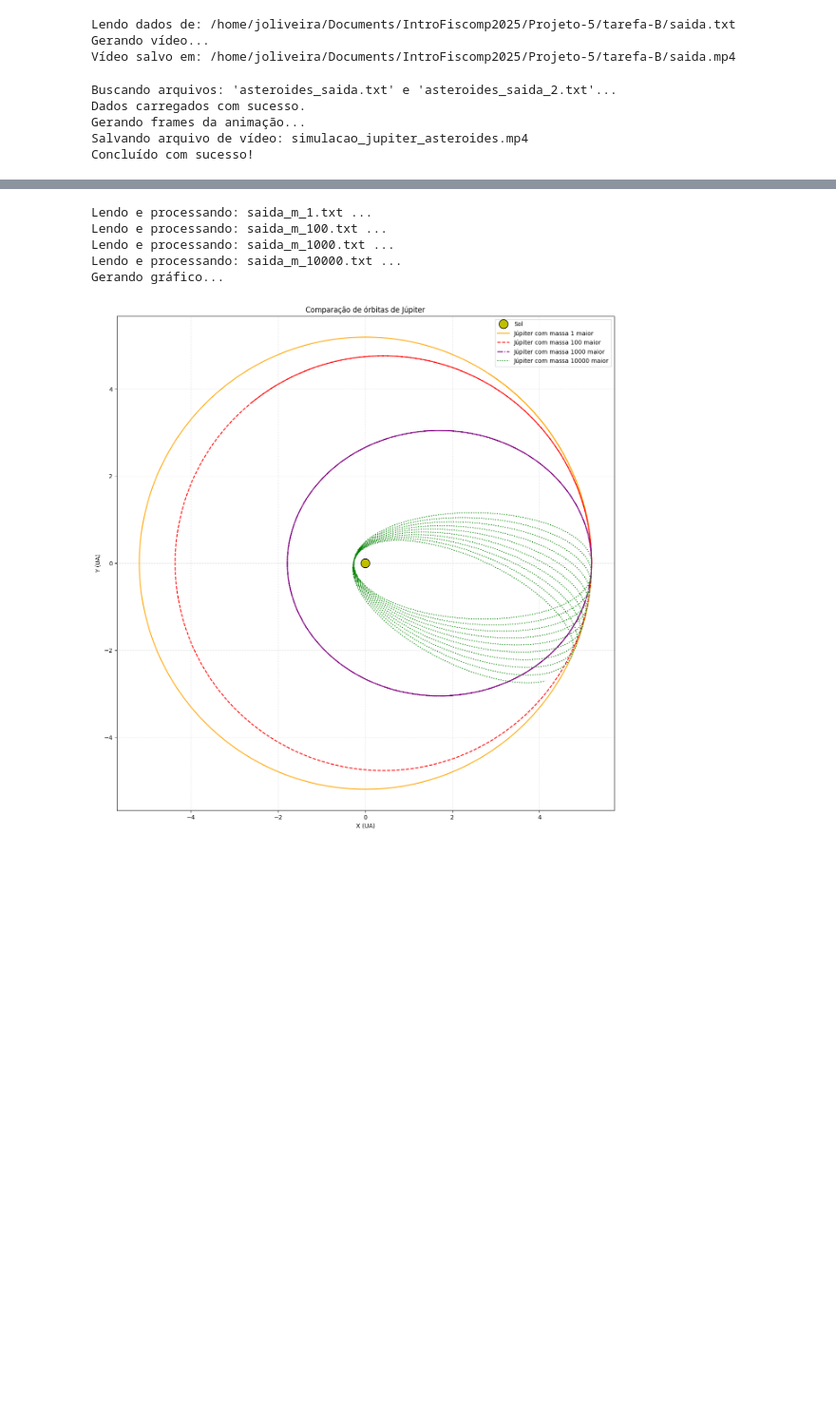
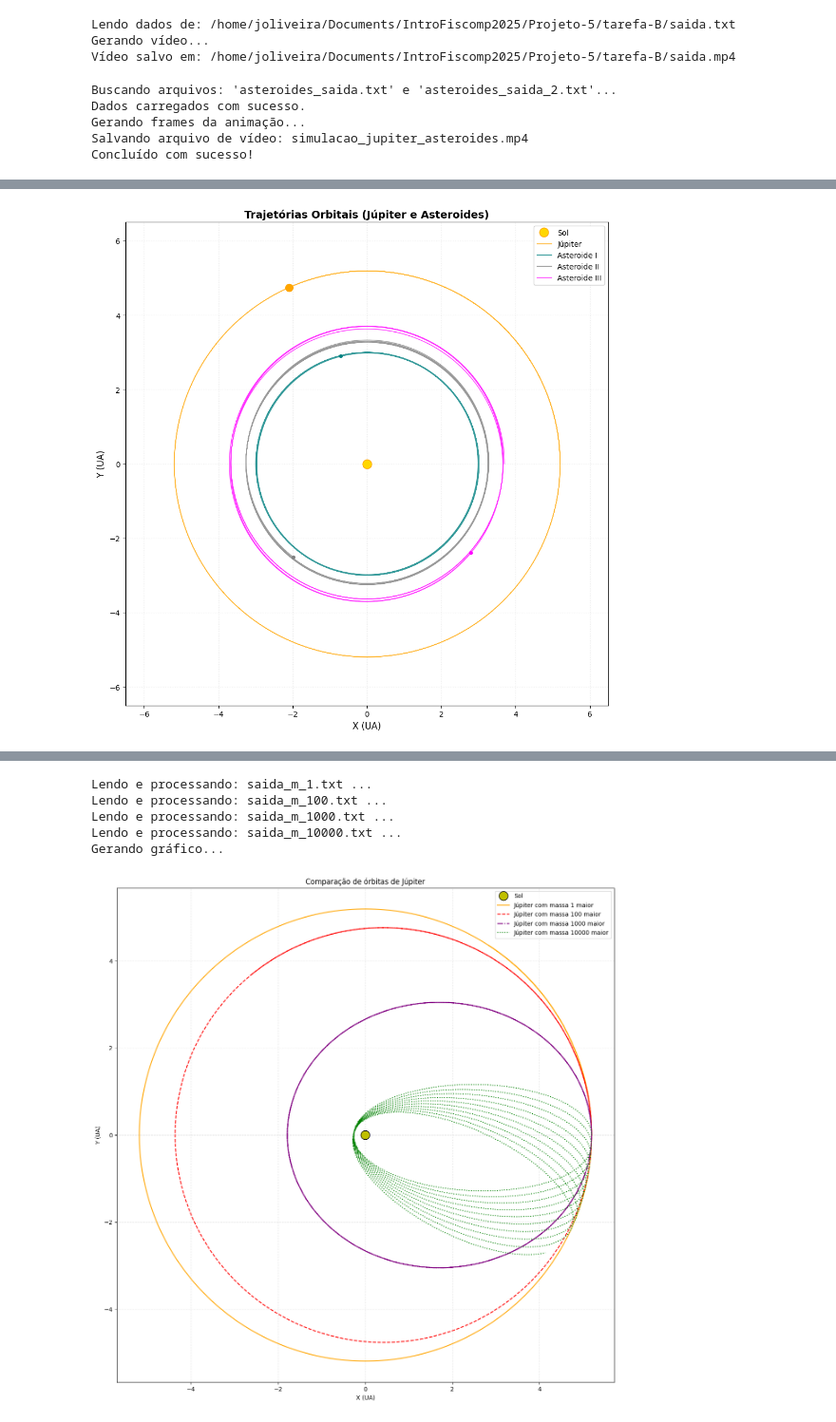
Before and after one commit to coppernium/IntroFiscomp2025, a Jupyter notebook: Projeto-5/tarefa-B/plot_B.ipynb, the cells around one changed output, grey strips where cells are left out. Shown at 95% size. Saved outputs shown, nothing was run; the diff lists cells and outputs as text; code cells hidden in the pictures; blank space fills up the shorter version.

Commit message:
Preparando as coisas para o envio

```diff
--- a/Projeto-5/tarefa-B/plot_B.ipynb
+++ b/Projeto-5/tarefa-B/plot_B.ipynb
@@ -264,3 +264,91 @@ Dados carregados com sucesso.
 Gerando frames da animação...
 Salvando arquivo de vídeo: simulacao_jupiter_asteroides.mp4
 Concluído com sucesso!
+# %%
+import numpy as np
+import matplotlib.pyplot as plt
+import os
+
+def plotar_orbitas_final(arquivo_entrada_1, arquivo_entrada_2, nome_imagem_saida='orbitas_completo.png'):
+    """
+    Gera um gráfico estático das órbitas com fundo branco.
+    Inclui marcadores finais para TODOS os corpos (incluindo Júpiter).
+    """
+
+    # --- 1. Verificação e Carregamento ---
+    print(f"Lendo arquivos: '{arquivo_entrada_1}' e '{arquivo_entrada_2}'...")
+
+    if not os.path.exists(arquivo_entrada_1) or not os.path.exists(arquivo_entrada_2):
+        print("Erro: Arquivos de entrada não encontrados.")
+        return
+
+    try:
+        data1 = np.loadtxt(arquivo_entrada_1, delimiter=',')
+        data2 = np.loadtxt(arquivo_entrada_2, delimiter=',')
+    except Exception as e:
+        print(f"Erro ao ler arquivos: {e}")
+        return
+
+    # --- Estrutura de Dados ---
+    # Cores ajustadas para fundo branco (Teal e Gray para contraste)
+    corpos = {
+        'Júpiter':      {'x': data1[:, 1], 'y': data1[:, 2], 'cor': 'orange',  'tam': 10}, # Aumentei um pouco Júpiter
+        'Asteroide I':  {'x': data1[:, 3], 'y': data1[:, 4], 'cor': 'teal',    'tam': 4},
+        'Asteroide II': {'x': data2[:, 1], 'y': data2[:, 2], 'cor': 'gray',    'tam': 4},
+        'Asteroide III':{'x': data2[:, 3], 'y': data2[:, 4], 'cor': 'magenta', 'tam': 4}
+    }
+
+    # --- 2. Configuração do Gráfico ---
+    fig, ax = plt.subplots(figsize=(10, 10))
+
+    # Estilo Fundo Branco
+    ax.set_facecolor('white')
+    fig.patch.set_facecolor('white')
+    ax.grid(True, linestyle=':', alpha=0.5, color='lightgray')
+
+    # Rótulos e Título
+    ax.set_xlabel('X (UA)', fontsize=12, color='black')
+    ax.set_ylabel('Y (UA)', fontsize=12, color='black')
+    ax.set_title('Trajetórias Orbitais (Júpiter e Asteroides)', fontsize=14, fontweight='bold', color='black')
+
+    # Sol no centro
+    ax.plot(0, 0, 'o', color='gold', markeredgecolor='orange', markersize=12, label='Sol', zorder=10)
+
+    # --- 3. Plotagem ---
+    for nome, props in corpos.items():
+        # 1. Desenha a linha da órbita
+        ax.plot(props['x'], props['y'],
+                color=props['cor'],
+                linewidth=1,
+                alpha=0.8,
+                label=nome)
+
+        # 2. Desenha o marcador na posição final (Para TODOS agora)
+        ax.plot(props['x'][-1], props['y'][-1],
+                'o',
+                color=props['cor'],
+                markersize=props['tam'])
+
+    # Ajustes finais de escala
+    limite = 6.5
+    ax.set_xlim(-limite, limite)
+    ax.set_ylim(-limite, limite)
+    ax.set_aspect('equal')
+
+    # Legenda
+    ax.legend(loc='upper right', framealpha=1, edgecolor='lightgray')
+
+    # --- 4. Salvar ---
+    plt.tight_layout()
+    plt.savefig(nome_imagem_saida, dpi=150)
+    print(f"Gráfico salvo: {nome_imagem_saida}")
+    plt.savefig("fig2.png")
+    plt.show()
+
+# --- Execução ---
+if __name__ == "__main__":
+    arq1 = 'asteroides_saida.txt'
+    arq2 = 'asteroides_saida_2.txt'
+
+    plotar_orbitas_final(arq1, arq2)
+# %% [output]
@@ -267,3 +357,4 @@ Concluído com sucesso!
+[figure, added]
 # %%
 import numpy as np
 import matplotlib.pyplot as plt
```
Also changed, not shown: parts of 3 cells of this notebook, 32 other files.
